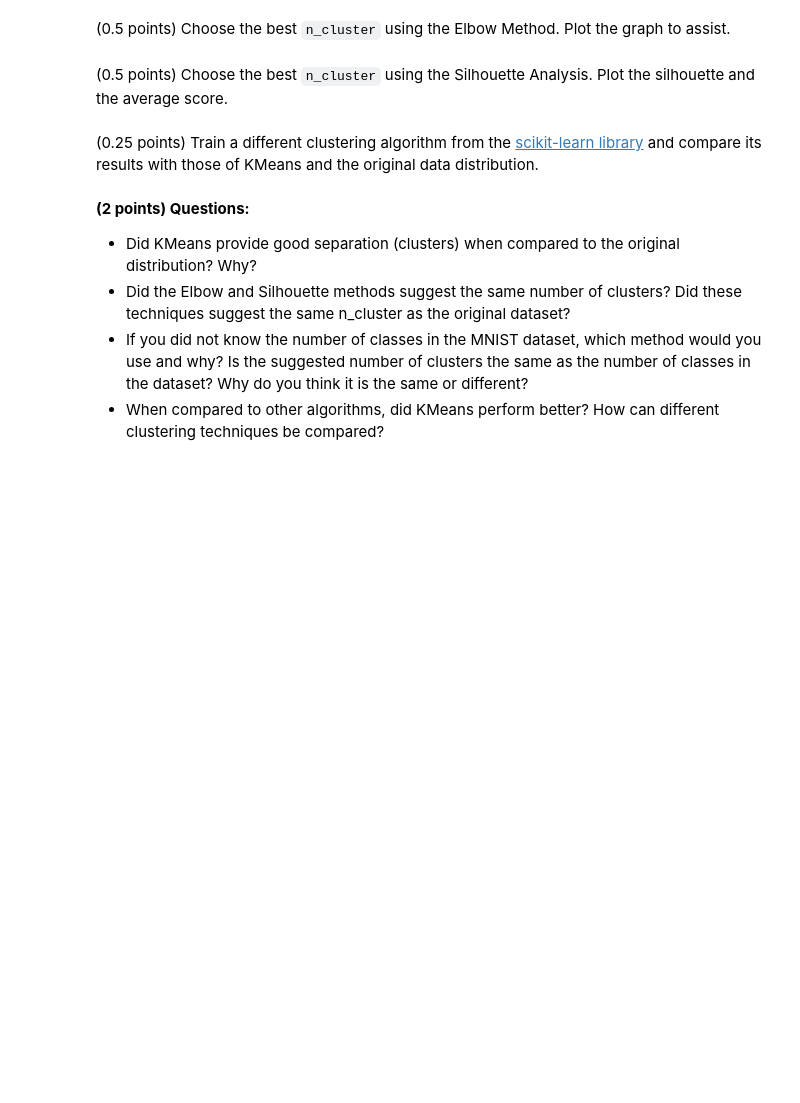
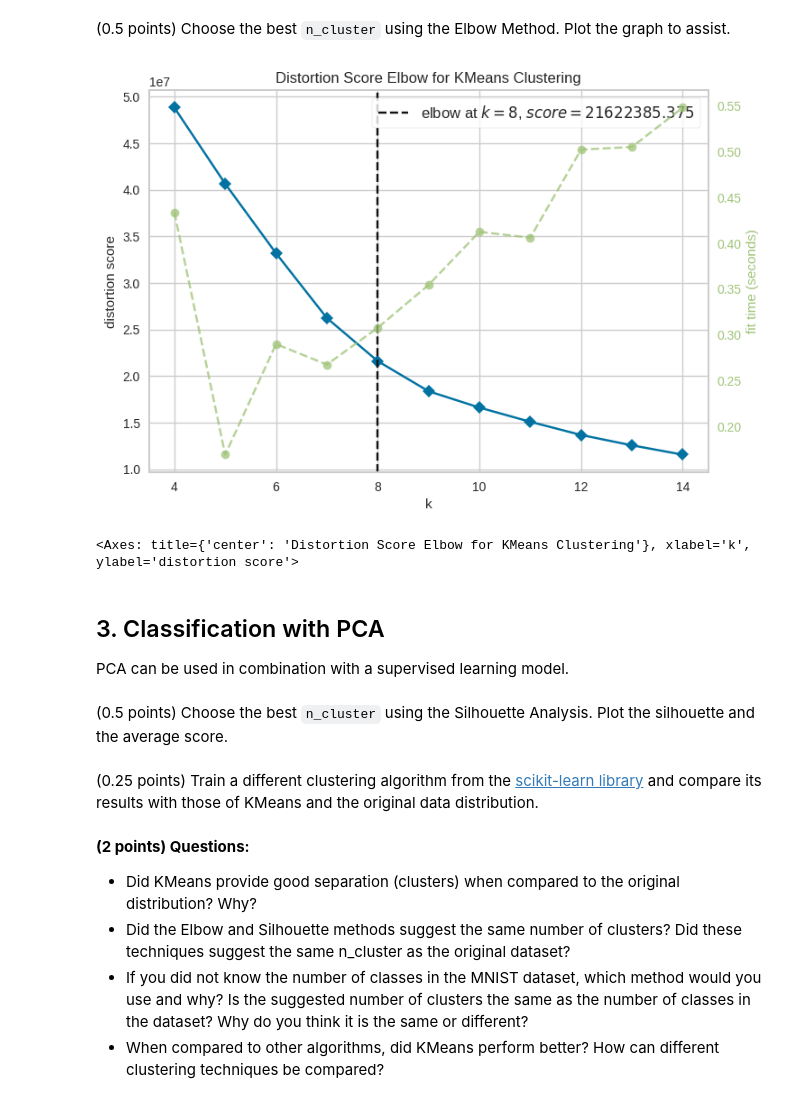
Before and after one commit to DanielGardin/MO444, a Jupyter notebook: T3 - Unsupervised Learning/T3_Unsupervised_Learning.ipynb, the cells around one changed output. Saved outputs shown, nothing was run; the diff lists cells and outputs as text; code cells hidden in the pictures; blank space fills up the shorter version.

````diff
--- a/T3 - Unsupervised Learning/T3_Unsupervised_Learning.ipynb
+++ b/T3 - Unsupervised Learning/T3_Unsupervised_Learning.ipynb
@@ -197,3 +212,20 @@ The main idea of this section is to train an unsupervised learning algorithm to
+# %%
+# TODO: Elbow Method and 2D plot
+from yellowbrick.cluster import KElbowVisualizer
+
+kmeansTest = KMeans()
+
+visualizer = KElbowVisualizer(kmeansTest, k=(4,15))
+
+visualizer.fit(X_transformed)        # Fit the data to the visualizer
+visualizer.show()
+# %% [output]
+[figure, added]
+<Axes: title={'center': 'Distortion Score Elbow for KMeans Clustering'}, xlabel='k', ylabel='distortion score'>
+# %% [markdown]
+## 3. Classification with PCA
+
+PCA can be used in combination with a supervised learning model.
 # %% [markdown]
 (0.5 points) Choose the best ```n_cluster``` using the Silhouette Analysis. Plot the silhouette and the average score.
 # %%
````
Also changed, not shown: parts of 8 cells of this notebook.
